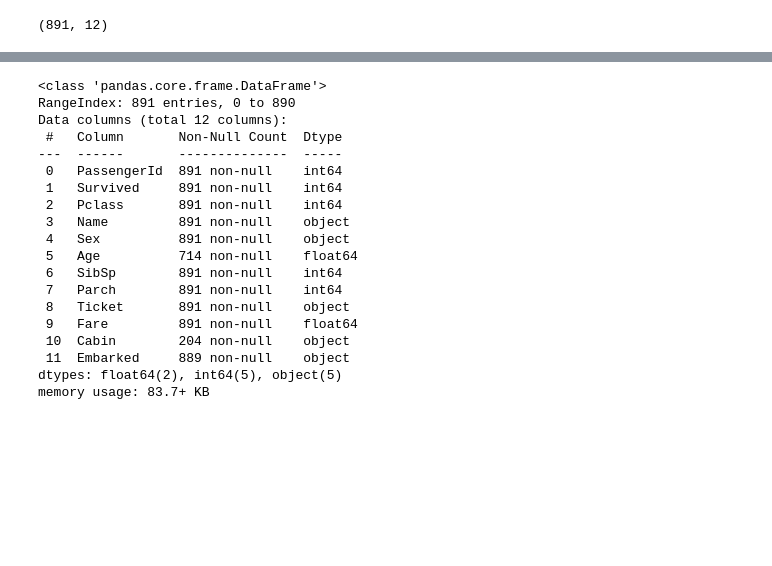
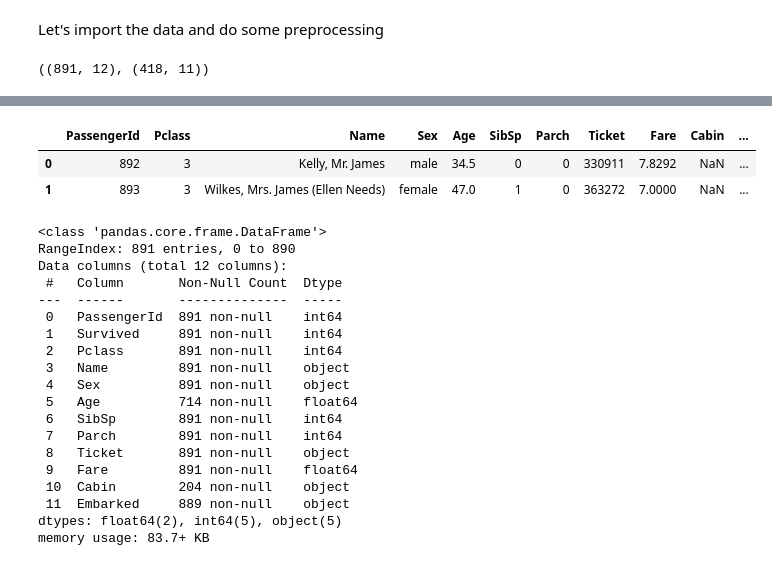
Before and after one commit to espoma/Kaggle_Titanic, a Jupyter notebook: Kaggle_Titanic.ipynb, the cells around one changed output, grey strips where cells are left out. Cells and saved outputs as stored; diff of their text form; code cells hidden in the pictures; blank space fills up the shorter version.

```diff
--- a/Kaggle_Titanic.ipynb
+++ b/Kaggle_Titanic.ipynb
@@ -3,20 +3,29 @@ from Kaggle_Titanic_utls import *
 import warnings
 warnings.filterwarnings('ignore')
 # %%
-path = Path('.')
+PATH_DATA = Path('.')
+# %% [markdown]
+Let's import the data and do some preprocessing
 # %%
 # Import data
-data = pd.read_csv(path / "train.csv")
+data = pd.read_csv(PATH_DATA / "train.csv")
+test = pd.read_csv(PATH_DATA / 'test.csv')
 # %%
-data.shape
+data.shape, test.shape
 # %% [output]
-(891, 12)
+((891, 12), (418, 11))
 # %%
 data.head(2)
 # %% [output]
 |  | PassengerId | Survived | Pclass | Name | Sex | Age | SibSp | Parch | Ticket | Fare | ... |
 | 0 | 1 | 0 | 3 | Braund, Mr. Owen Harris | male | 22.0 | 1 | 0 | A/5 21171 | 7.2500 | ... |
 | 1 | 2 | 1 | 1 | Cumings, Mrs. John Bradley (Flore... | female | 38.0 | 1 | 0 | PC 17599 | 71.2833 | ... |
+# %%
+test.head(2)
+# %% [output]
+|  | PassengerId | Pclass | Name | Sex | Age | SibSp | Parch | Ticket | Fare | Cabin | ... |
+| 0 | 892 | 3 | Kelly, Mr. James | male | 34.5 | 0 | 0 | 330911 | 7.8292 | NaN | ... |
+| 1 | 893 | 3 | Wilkes, Mrs. James (Ellen Needs) | female | 47.0 | 1 | 0 | 363272 | 7.0000 | NaN | ... |
 # %%
 data.info()
 # %% [output]
```
Also changed, not shown: parts of 119 cells of this notebook, 1 other file.
